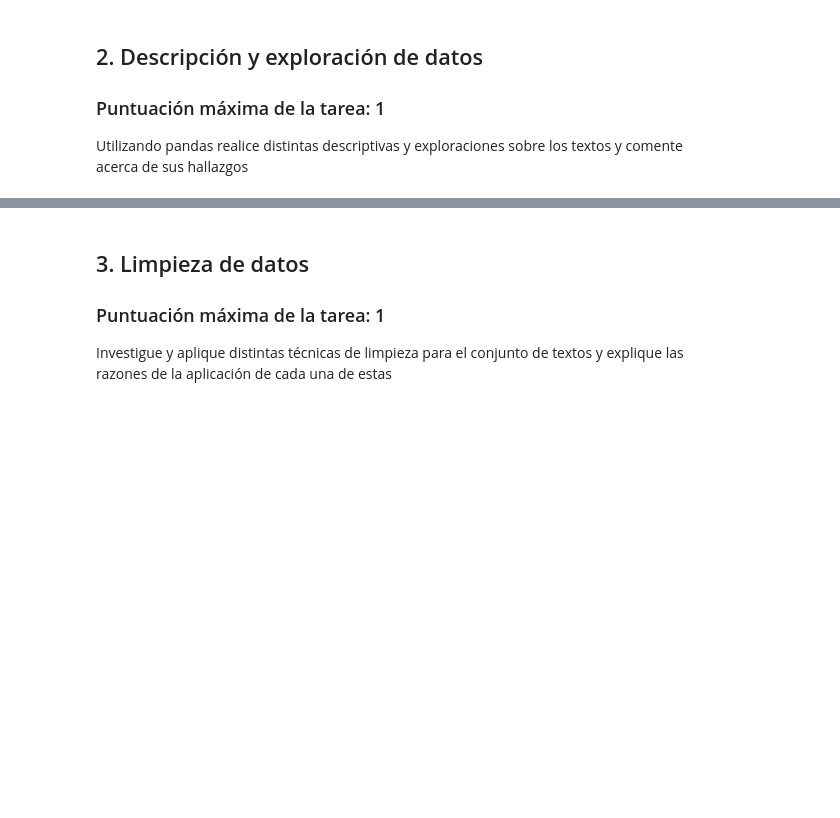
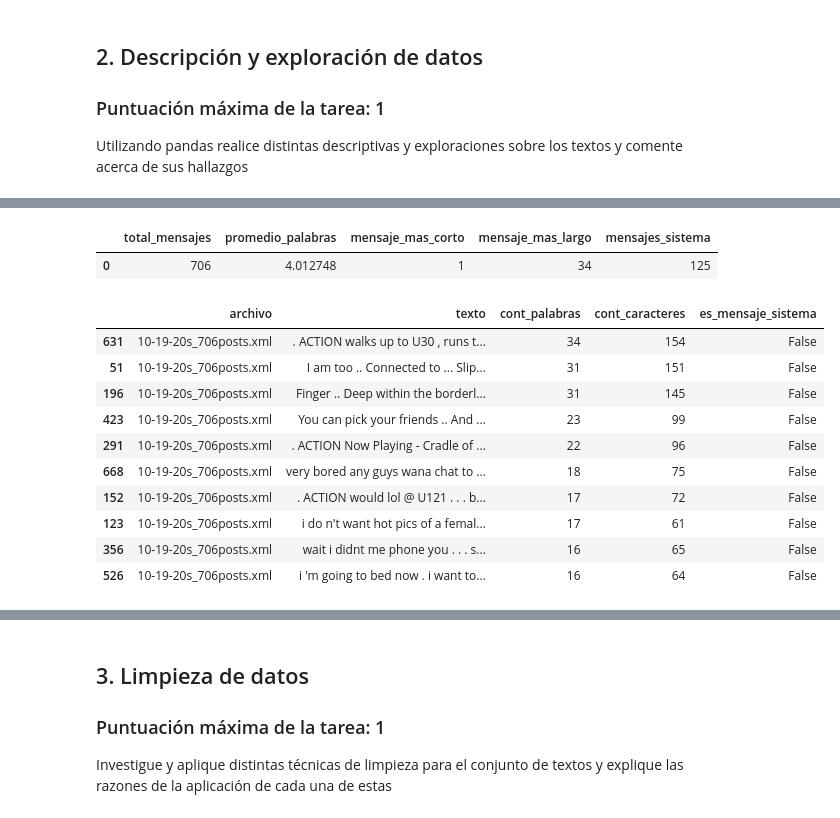
Before and after one commit to Puntin26/NLP, a Jupyter notebook: Portafolio Ejercicios 1.ipynb, the cells around one changed output, grey strips where cells are left out. Saved outputs shown, nothing was run; the diff lists cells and outputs as text; code cells hidden in the pictures; blank space fills up the shorter version.

```diff
--- a/Portafolio Ejercicios 1.ipynb
+++ b/Portafolio Ejercicios 1.ipynb
@@ -30,0 +72,29 @@ Utilizando pandas realice distintas descriptivas y exploraciones sobre los texto
+# %%
+# Resumen general del archivo elegido
+resumen = pd.DataFrame({
+    'total_mensajes': [len(exploracion)],
+    'promedio_palabras': [exploracion['cont_palabras'].mean()],
+    'mensaje_mas_corto': [exploracion['cont_palabras'].min()],
+    'mensaje_mas_largo': [exploracion['cont_palabras'].max()],
+    'mensajes_sistema': [exploracion['es_mensaje_sistema'].sum()]
+})
+
+display(resumen)
+# %% [output]
+|  | total_mensajes | promedio_palabras | mensaje_mas_corto | mensaje_mas_largo | mensajes_sistema |
+| 0 | 706 | 4.012748 | 1 | 34 | 125 |
+# %%
+# Mensajes mas largos para ver ejemplos del contenido
+display(exploracion.sort_values('cont_palabras', ascending=False).head(10))
+# %% [output]
+|  | archivo | texto | cont_palabras | cont_caracteres | es_mensaje_sistema |
+| 631 | 10-19-20s_706posts.xml | . ACTION walks up to U30 , runs t... | 34 | 154 | False |
+| 51 | 10-19-20s_706posts.xml | I am too .. Connected to ... Slip... | 31 | 151 | False |
+| 196 | 10-19-20s_706posts.xml | Finger .. Deep within the borderl... | 31 | 145 | False |
+| 423 | 10-19-20s_706posts.xml | You can pick your friends .. And ... | 23 | 99 | False |
+| 291 | 10-19-20s_706posts.xml | . ACTION Now Playing - Cradle of ... | 22 | 96 | False |
+| 668 | 10-19-20s_706posts.xml | very bored any guys wana chat to ... | 18 | 75 | False |
+| 152 | 10-19-20s_706posts.xml | . ACTION would lol @ U121 . . . b... | 17 | 72 | False |
+| 123 | 10-19-20s_706posts.xml | i do n't want hot pics of a femal... | 17 | 61 | False |
+| 356 | 10-19-20s_706posts.xml | wait i didnt me phone you . . . s... | 16 | 65 | False |
+| 526 | 10-19-20s_706posts.xml | i 'm going to bed now . i want to... | 16 | 64 | False |
```
Also changed, not shown: parts of 26 cells of this notebook, 2 other files.
